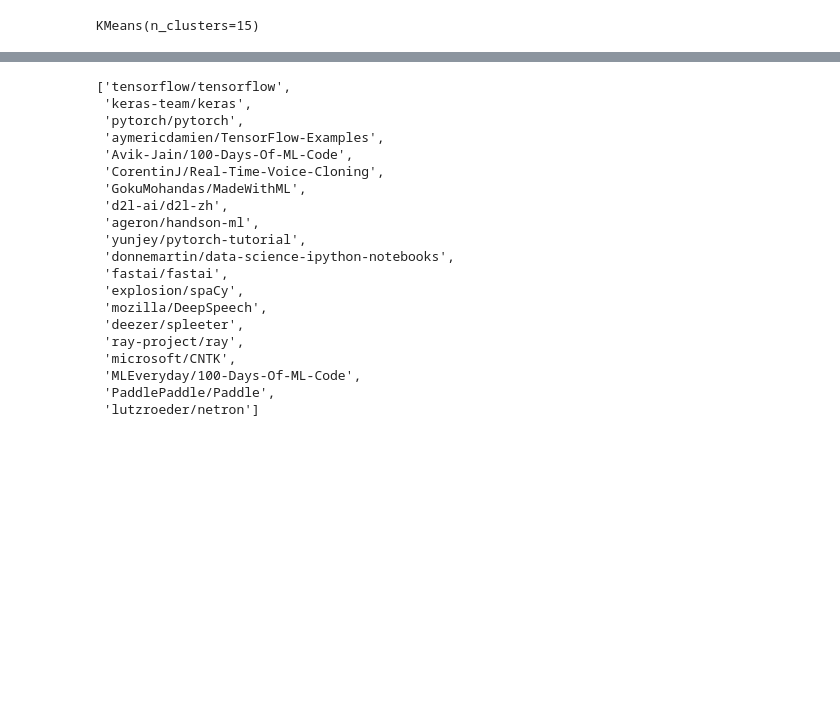
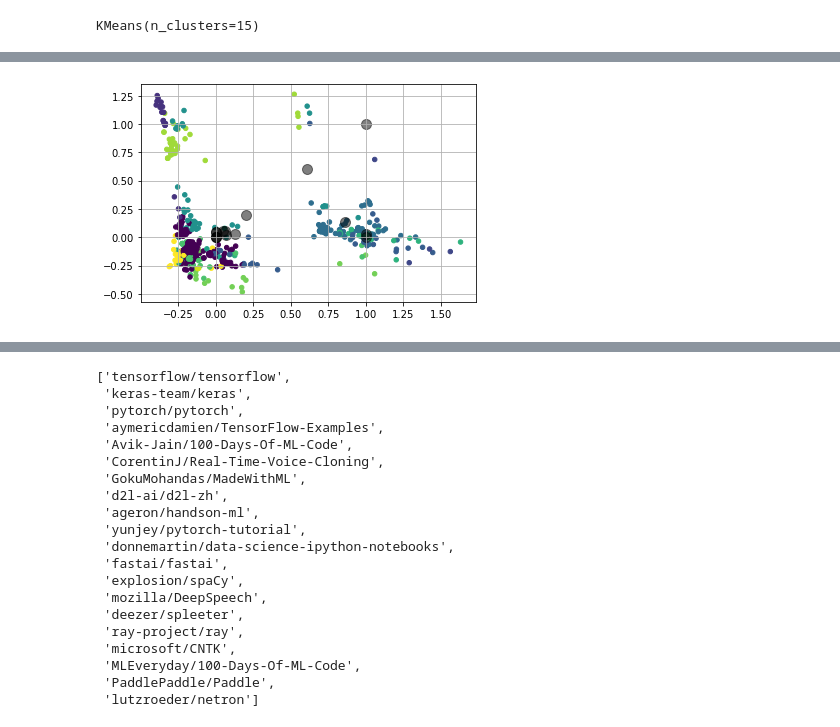
Before and after one commit to park1997/GitHub_Crawling_TextMining_Project, a Jupyter notebook: ParkByeongHyeon/Github_kmeans_clustering.ipynb, the cells around one changed output, grey strips where cells are left out. Saved outputs shown, nothing was run; the diff lists cells and outputs as text; code cells hidden in the pictures; blank space fills up the shorter version.

```diff
--- a/ParkByeongHyeon/Github_kmeans_clustering.ipynb
+++ b/ParkByeongHyeon/Github_kmeans_clustering.ipynb
@@ -424,7 +436,9 @@ kmeans.inertia_
 # %%
-# plt.scatter(df_pca[:,0], df_pca[:,1], c=y_kmeans, s=20, cmap='viridis')
+plt.scatter(np.array(df_pca)[:,0], np.array(df_pca)[:,1], c=y_kmeans, s=20, cmap='viridis')
 
-# centers = kmeans.cluster_centers_
-# plt.scatter(centers[:,0], centers[:,1], c='black', s=100, alpha=0.5)
-# plt.grid()
-# plt.show()
+centers = kmeans.cluster_centers_
+plt.scatter(centers[:,0], centers[:,1], c='black', s=100, alpha=0.5)
+plt.grid()
+plt.show()
+# %% [output]
+[figure, added]
```
Also changed, not shown: parts of 18 cells of this notebook, 2 other files.
